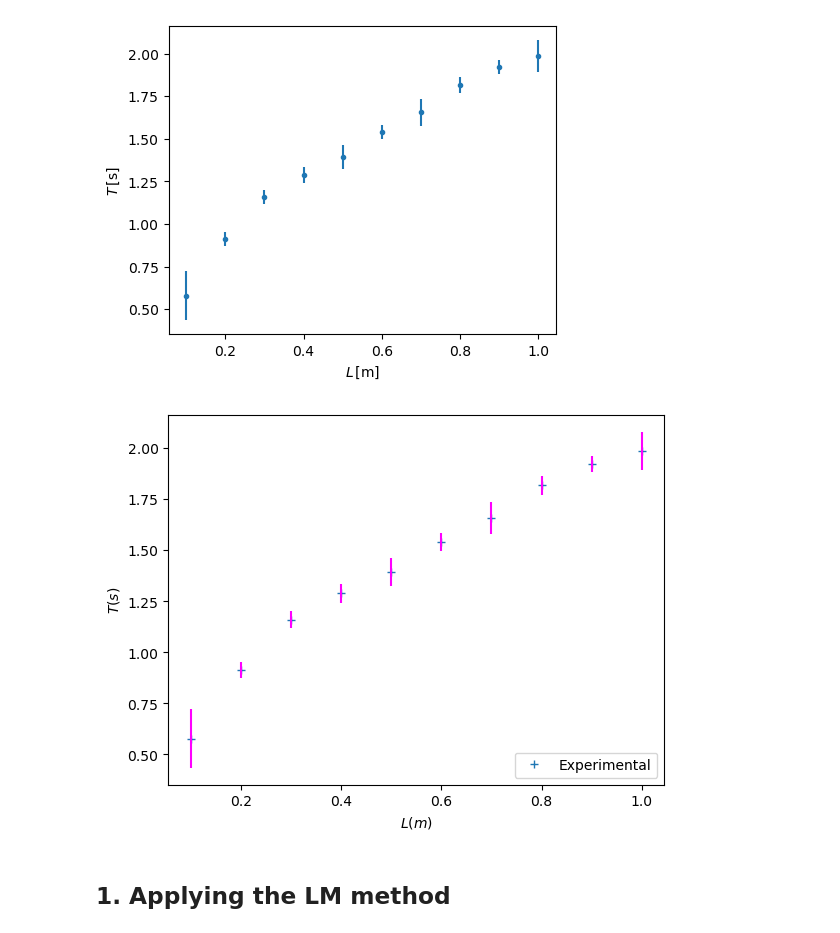
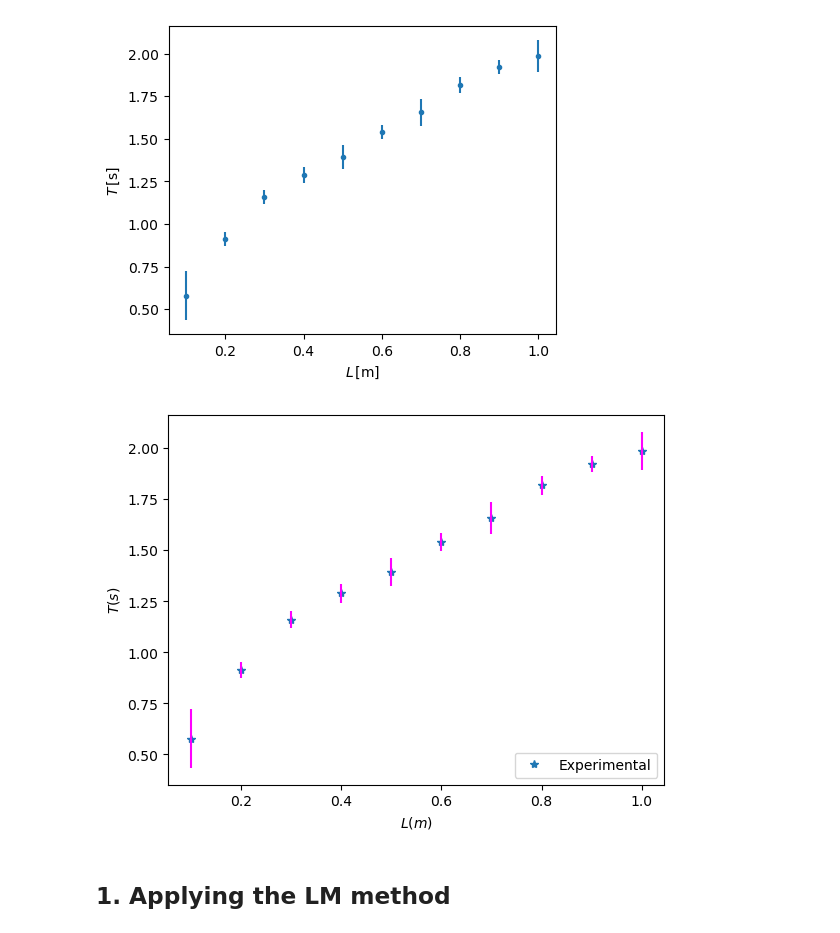
Before and after one commit to prostofsound/computational-physics-1, a Jupyter notebook: Notes/Unit-1/Class09_LM_method _vs_X2 _method.ipynb, the cells around one changed output. Drawn from its saved outputs; the diff is of its cells as text; code cells hidden in the pictures.

```diff
--- a/Notes/Unit-1/Class09_LM_method _vs_X2 _method.ipynb
+++ b/Notes/Unit-1/Class09_LM_method _vs_X2 _method.ipynb
@@ -136,19 +136,19 @@ plt.close()
 # %%
 # Plot of the data and each datapoint deviation
 
 fig, ax = plt.subplots()
 
-ax.plot(l, mean_t, linestyle = " ", marker = "+", label = "Experimental")
+ax.plot(l, mean_t, linestyle = " ", marker = "*", label = "Experimental")
 ax.errorbar(l, mean_t, yerr = 3*stdv_t, linestyle = " ", color = "magenta")
 
 ax.set_xlabel(r"$L (m)$")
 ax.set_ylabel(r"$T (s)$")
 
 plt.legend(loc = 4)
 
 plt.show()
 # %% [output]
-[figure, old version]
+[figure, new version]
 # %% [markdown]
 ## 1. Applying the LM method
 # %%
```
Also changed, not shown: parts of 31 cells of this notebook, 3 other files.
